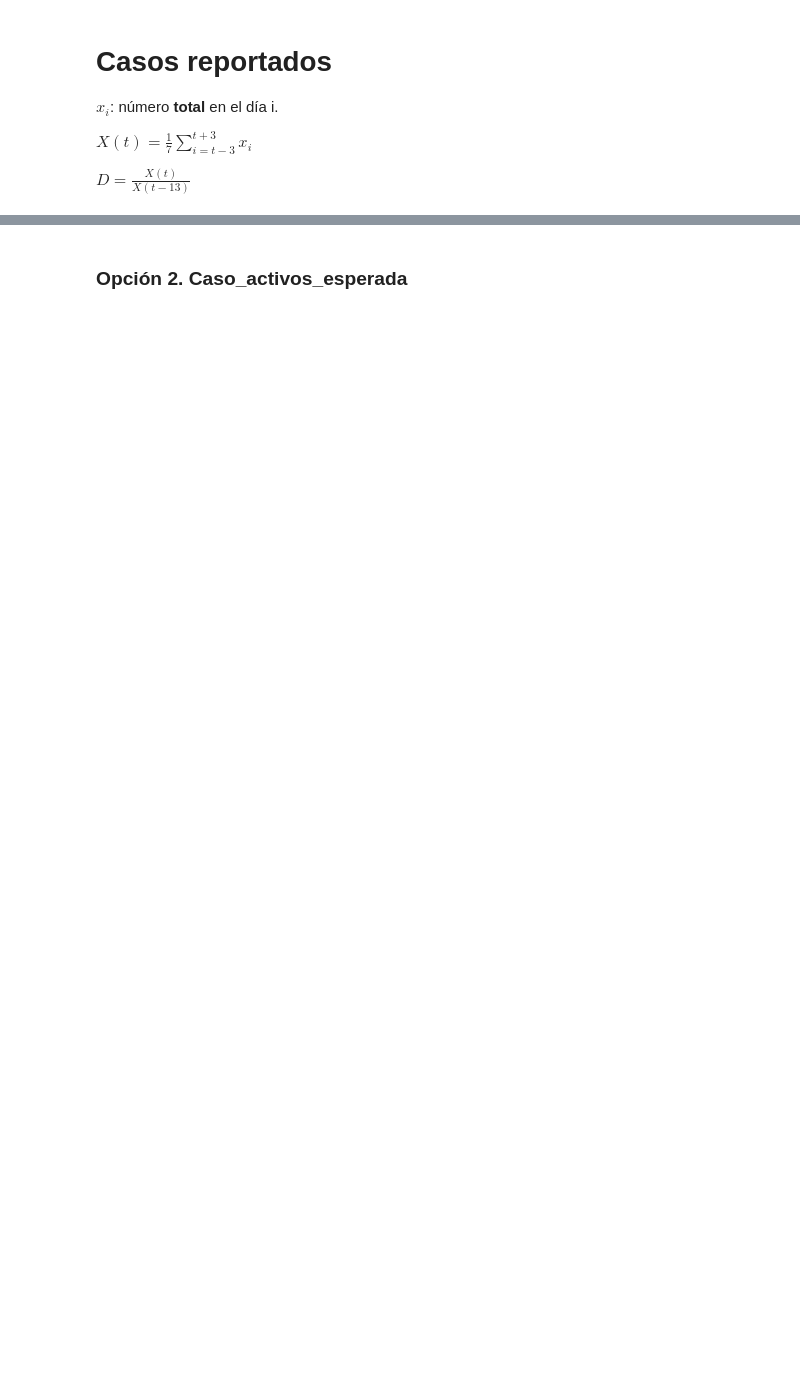
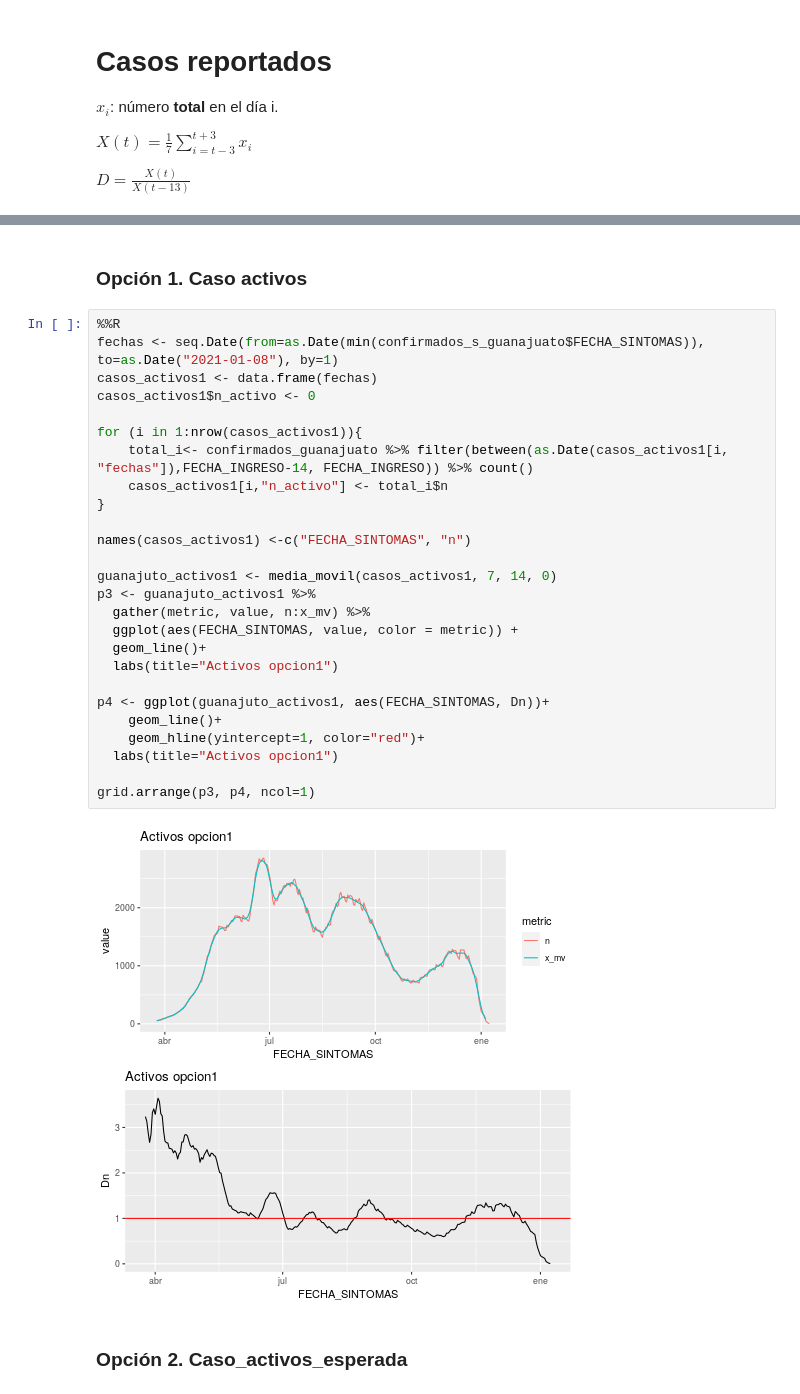
Before and after one commit to Enriquesec/Determinacion-de-un-numero-reproductivo-dinamico-a-partir-de-datos-epidemiologicos-diarios, a Jupyter notebook: notebooks/analisis_indicador_guanajuato.ipynb, the cells around one changed output, grey strips where cells are left out. Saved outputs shown, nothing was run; the diff lists cells and outputs as text; blank space fills up the shorter version.

```diff
--- a/notebooks/analisis_indicador_guanajuato.ipynb
+++ b/notebooks/analisis_indicador_guanajuato.ipynb
@@ -235,5 +229,35 @@ grid.arrange(p1, p2, ncol=1)
 
 ### Muertos
 1. Comparar este caso.
+# %% [markdown]
+### Opción 1. Caso activos
+# %%
+%%R
+fechas <- seq.Date(from=as.Date(min(confirmados_s_guanajuato$FECHA_SINTOMAS)), to=as.Date("2021-01-08"), by=1)
+casos_activos1 <- data.frame(fechas)
+casos_activos1$n_activo <- 0
+
+for (i in 1:nrow(casos_activos1)){
+    total_i<- confirmados_guanajuato %>% filter(between(as.Date(casos_activos1[i, "fechas"]),FECHA_INGRESO-14, FECHA_INGRESO)) %>% count()
+    casos_activos1[i,"n_activo"] <- total_i$n
+}
+
+names(casos_activos1) <-c("FECHA_SINTOMAS", "n")
+
+guanajuto_activos1 <- media_movil(casos_activos1, 7, 14, 0)
+p3 <- guanajuto_activos1 %>%
+  gather(metric, value, n:x_mv) %>%
+  ggplot(aes(FECHA_SINTOMAS, value, color = metric)) +
+  geom_line()+
+  labs(title="Activos opcion1")
+
+p4 <- ggplot(guanajuto_activos1, aes(FECHA_SINTOMAS, Dn))+
+    geom_line()+
+    geom_hline(yintercept=1, color="red")+
+  labs(title="Activos opcion1")
+
+grid.arrange(p3, p4, ncol=1)
+# %% [output]
+[figure, added]
 # %% [markdown]
 ### Opción 2. Caso_activos_esperada
```
Also changed, not shown: parts of 32 cells of this notebook.
